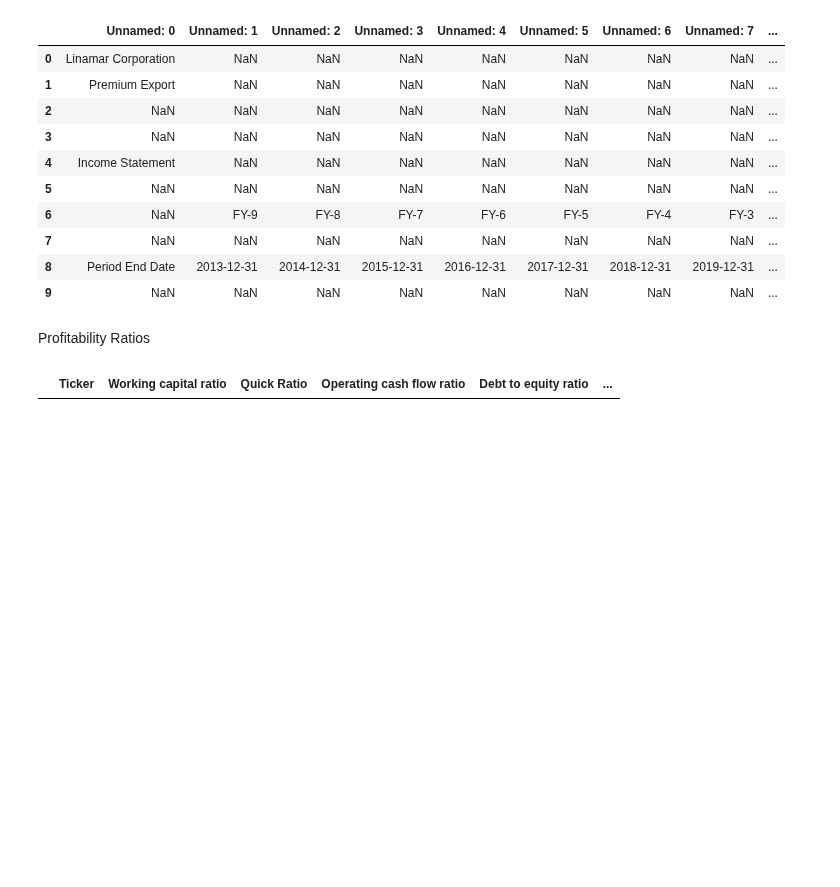
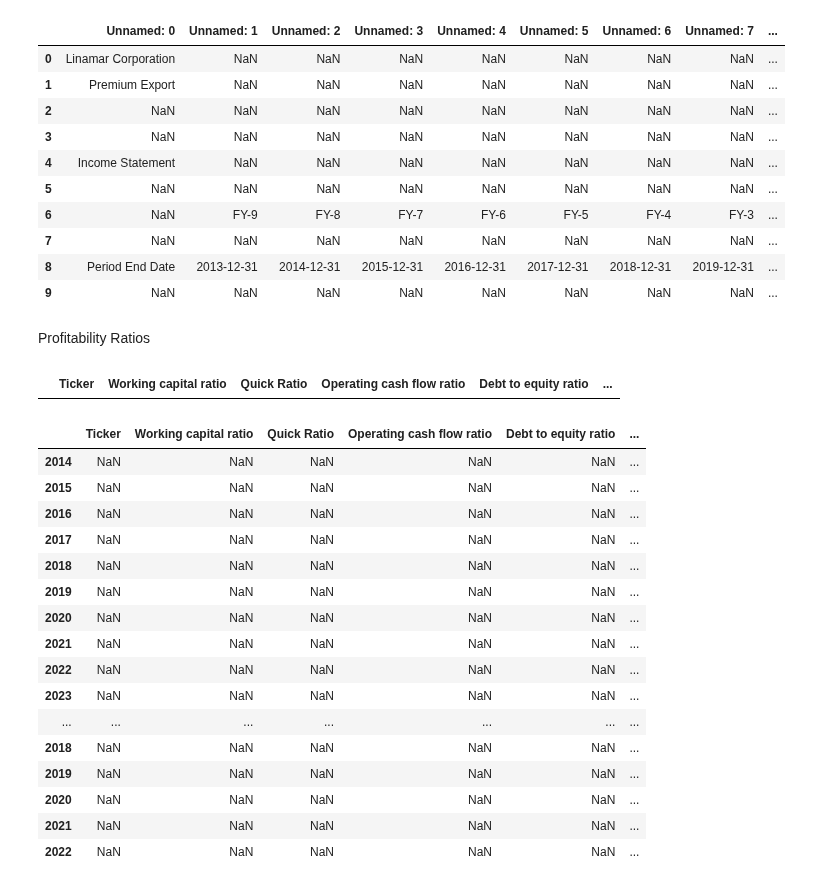
Before and after one commit to jash1112/project-financial_analysis, a Jupyter notebook: project_Johnny.ipynb, the cells around one changed output. Drawn from its saved outputs; the diff is of its cells as text; code cells hidden in the pictures; blank space fills up the shorter version.

```diff
--- a/project_Johnny.ipynb
+++ b/project_Johnny.ipynb
@@ -329,10 +329,29 @@ Linamar_ratios_df
 |  | Ticker | Working capital ratio | Quick Ratio | Operating cash flow ratio | Debt to equity ratio | ... |
 # %%
 # 1-Gross Progit Margin = (Revenue - Cost of sale / Revenue) * 100
-Dollarama_ratios_df["Gross Progit Margin"] = ((Dollarama_income_statement_df["Revenue"] + Dollarama_income_statement_df["Cost of Revenues"]) / Dollarama_income_statement_df["Revenue"])*100
-Canadian_tire_ratios_df["Gross Progit Margin"] = ((Canadian_tire_income_statement_df["Revenue"] + Canadian_tire_income_statement_df["Cost of Revenues"]) / Canadian_tire_income_statement_df["Revenue"])*100
-Linamar_ratios_df["Gross Progit Margin"] = ((Linamar_income_statement_df["Revenue"] + Linamar_income_statement_df["Cost of Revenues"]) / Linamar_income_statement_df["Revenue"])*100
+Dollarama_ratios_df["Gross Profit Margin"] = ((Dollarama_income_statement_df["Revenue"] + Dollarama_income_statement_df["Cost of Revenues"]) / Dollarama_income_statement_df["Revenue"])*100
+Canadian_tire_ratios_df["Gross Profit Margin"] = ((Canadian_tire_income_statement_df["Revenue"] + Canadian_tire_income_statement_df["Cost of Revenues"]) / Canadian_tire_income_statement_df["Revenue"])*100
+Linamar_ratios_df["Gross Profit Margin"] = ((Linamar_income_statement_df["Revenue"] + Linamar_income_statement_df["Cost of Revenues"]) / Linamar_income_statement_df["Revenue"])*100
 gross_profit_combined_df = pd.concat([Dollarama_ratios_df, Canadian_tire_ratios_df, Linamar_ratios_df])
+gross_profit_combined_df
+# %% [output]
+|  | Ticker | Working capital ratio | Quick Ratio | Operating cash flow ratio | Debt to equity ratio | ... |
+| 2014 | NaN | NaN | NaN | NaN | NaN | ... |
+| 2015 | NaN | NaN | NaN | NaN | NaN | ... |
+| 2016 | NaN | NaN | NaN | NaN | NaN | ... |
+| 2017 | NaN | NaN | NaN | NaN | NaN | ... |
+| 2018 | NaN | NaN | NaN | NaN | NaN | ... |
+| 2019 | NaN | NaN | NaN | NaN | NaN | ... |
+| 2020 | NaN | NaN | NaN | NaN | NaN | ... |
+| 2021 | NaN | NaN | NaN | NaN | NaN | ... |
+| 2022 | NaN | NaN | NaN | NaN | NaN | ... |
+| 2023 | NaN | NaN | NaN | NaN | NaN | ... |
+| ... | ... | ... | ... | ... | ... | ... |
+| 2018 | NaN | NaN | NaN | NaN | NaN | ... |
+| 2019 | NaN | NaN | NaN | NaN | NaN | ... |
+| 2020 | NaN | NaN | NaN | NaN | NaN | ... |
+| 2021 | NaN | NaN | NaN | NaN | NaN | ... |
+| 2022 | NaN | NaN | NaN | NaN | NaN | ... |
 # %%
 # 2-Net profit margin = Net income / Sales
 Dollarama_ratios_df["Net profit margin"] = Dollarama_income_statement_df["Net Income to Stockholders"] / Dollarama_income_statement_df["Revenue"]
```
Also changed, not shown: parts of 9 cells of this notebook, 1 other file.
